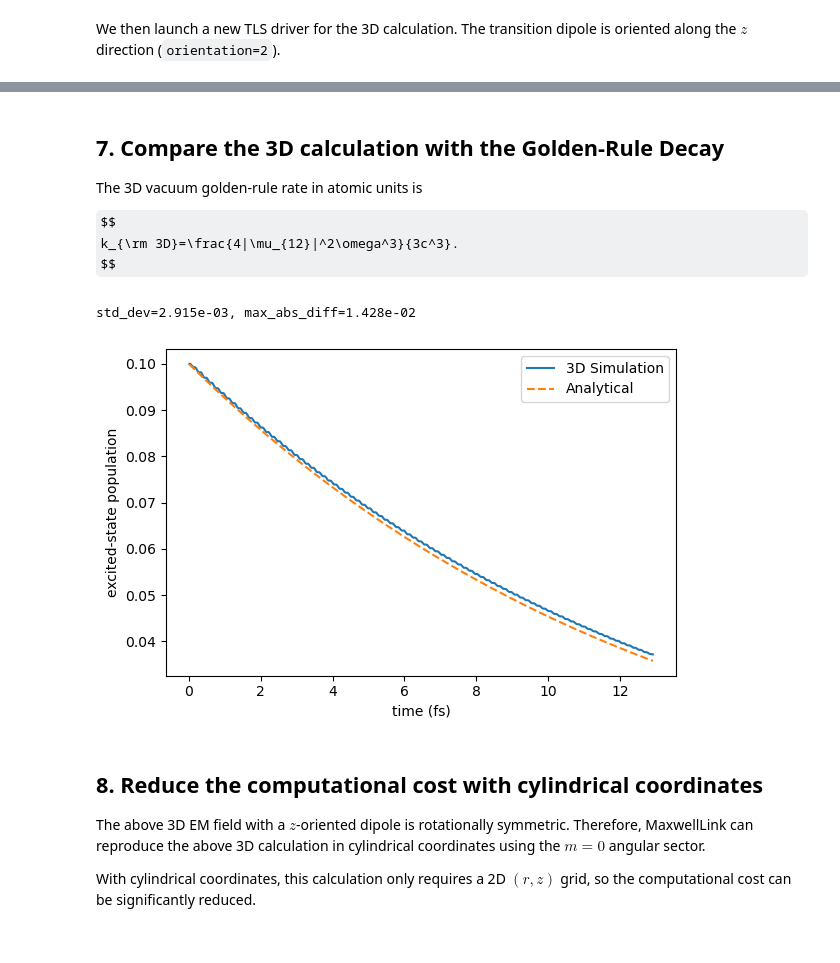
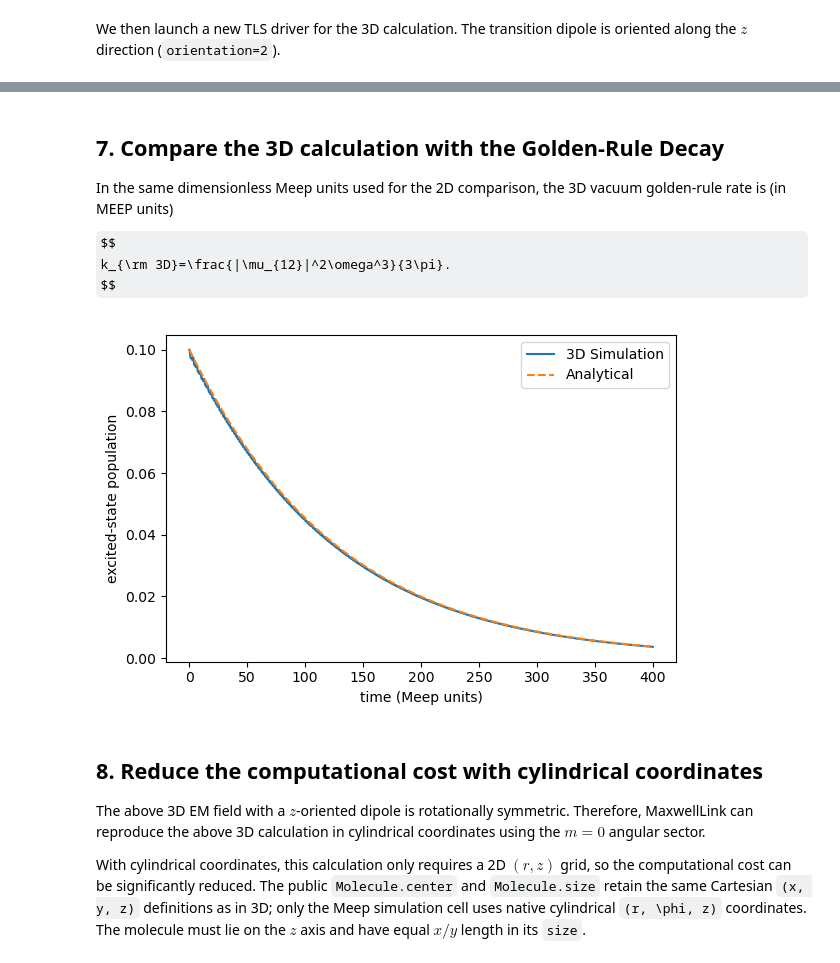
Before and after one commit to Andresfb-SciDev/MaxwellLink_mod, a Jupyter notebook: tutorials/07_meep_tls_spontaneous_emission.ipynb, the cells around one changed output, grey strips where cells are left out. Drawn from its saved outputs; the diff is of its cells as text; code cells hidden in the pictures; some formulas as TeX source.

Commit message:
minor improvement of cylind. user interface

```diff
--- a/tutorials/07_meep_tls_spontaneous_emission.ipynb
+++ b/tutorials/07_meep_tls_spontaneous_emission.ipynb
@@ -253,20 +234,20 @@ hub_3d = mxl.SocketHub(
 molecule_3d = mxl.Molecule(
     hub=hub_3d,
     center=mp.Vector3(0, 0, 0),
-    size=mp.Vector3(molecule_size_3d, molecule_size_3d, molecule_size_3d),
-    sigma=sigma_3d,
+    size=mp.Vector3(1, 1, 1),
+    sigma=0.1,
     dimensions=3,
-    resolution=resolution_3d,
+    resolution=10,
     polarization_type="transverse",
 )
 
 sim_3d = mxl.MeepSimulation(
     hub=hub_3d,
     molecules=[molecule_3d],
-    cell_size=mp.Vector3(cell_length_3d, cell_length_3d, cell_length_3d),
-    boundary_layers=[mp.PML(pml_thickness_3d)],
-    resolution=resolution_3d,
-    length_units_nm=length_units_nm_3d,
+    cell_size=mp.Vector3(3, 3, 3),
+    boundary_layers=[mp.PML(1.0)],
+    resolution=10,
+    time_units_fs=0.1,
 )
 
 print(f"3D SocketHub listening on {host_3d}:{port_3d}")
@@ -335,44 +313,43 @@ Received STOP, exiting
 # %% [markdown]
 ## 7. Compare the 3D calculation with the Golden-Rule Decay
 
-The 3D vacuum golden-rule rate in atomic units is
+In the same dimensionless Meep units used for the 2D comparison, the 3D vacuum golden-rule rate is (in MEEP units)
 
 $$
-k_{\rm 3D}=\frac{4|\mu_{12}|^2\omega^3}{3c^3}.
+k_{\rm 3D}=\frac{|\mu_{12}|^2\omega^3}{3\pi}.
 $$
 # %%
-gamma_3d_au = (
-    4.0 * mu12_au_3d**2 * omega_au_3d**3 / (3.0 * c_au**3)
-)
-decay_3d = np.exp(-gamma_3d_au * time_au_3d)
+time_fs_3d = time_au_3d * 0.02418884254
+time_meep_3d = time_fs_3d / 0.1
+initial_3d = population_3d[0]
+dipole_moment_3d = 0.1
+frequency_3d = 2.0
+
+gamma_3d = dipole_moment_3d**2 * frequency_3d**3 / (3.0 * np.pi)
+decay_3d = np.exp(-gamma_3d * time_meep_3d)
 reference_3d = decay_3d / (
-    decay_3d + (1.0 - pe_initial_3d) / pe_initial_3d
+    decay_3d + (1.0 - initial_3d) / initial_3d
 )
 
-std_rel_3d = np.std(population_3d - reference_3d) / pe_initial_3d
-max_rel_3d = np.max(np.abs(population_3d - reference_3d)) / pe_initial_3d
-print(f"std_dev={std_rel_3d:.3e}, max_abs_diff={max_rel_3d:.3e}")
-
 plt.figure(figsize=(6, 4))
-plt.plot(time_au_3d * AU_TO_FS, population_3d, label="3D Simulation")
+plt.plot(time_meep_3d, population_3d, label="3D Simulation")
 plt.plot(
-    time_au_3d * AU_TO_FS,
+    time_meep_3d,
     reference_3d,
     label="Analytical",
     linestyle="--",
 )
-plt.xlabel("time (fs)")
+plt.xlabel("time (Meep units)")
 plt.ylabel("excited-state population")
 plt.legend()
 plt.tight_layout()
 plt.show()
 # %% [output]
-std_dev=2.915e-03, max_abs_diff=1.428e-02
-[figure, old version]
+[figure, new version]
 # %% [markdown]
 ## 8. Reduce the computational cost with cylindrical coordinates
 
 The above 3D EM field with a $z$-oriented dipole is rotationally symmetric. Therefore, MaxwellLink can reproduce the above 3D calculation in cylindrical coordinates using the $m=0$ angular sector.
 
-With cylindrical coordinates, this calculation only requires a 2D $(r,z)$ grid, so the computational cost can be significantly reduced.
+With cylindrical coordinates, this calculation only requires a 2D $(r,z)$ grid, so the computational cost can be significantly reduced. The public `Molecule.center` and `Molecule.size` retain the same Cartesian `(x, y, z)` definitions as in 3D; only the Meep simulation cell uses native cylindrical `(r, \phi, z)` coordinates. The molecule must lie on the $z$ axis and have equal $x/y$ length in its `size`.
 # %%
```
Also changed, not shown: parts of 7 cells of this notebook, 2 other files.
